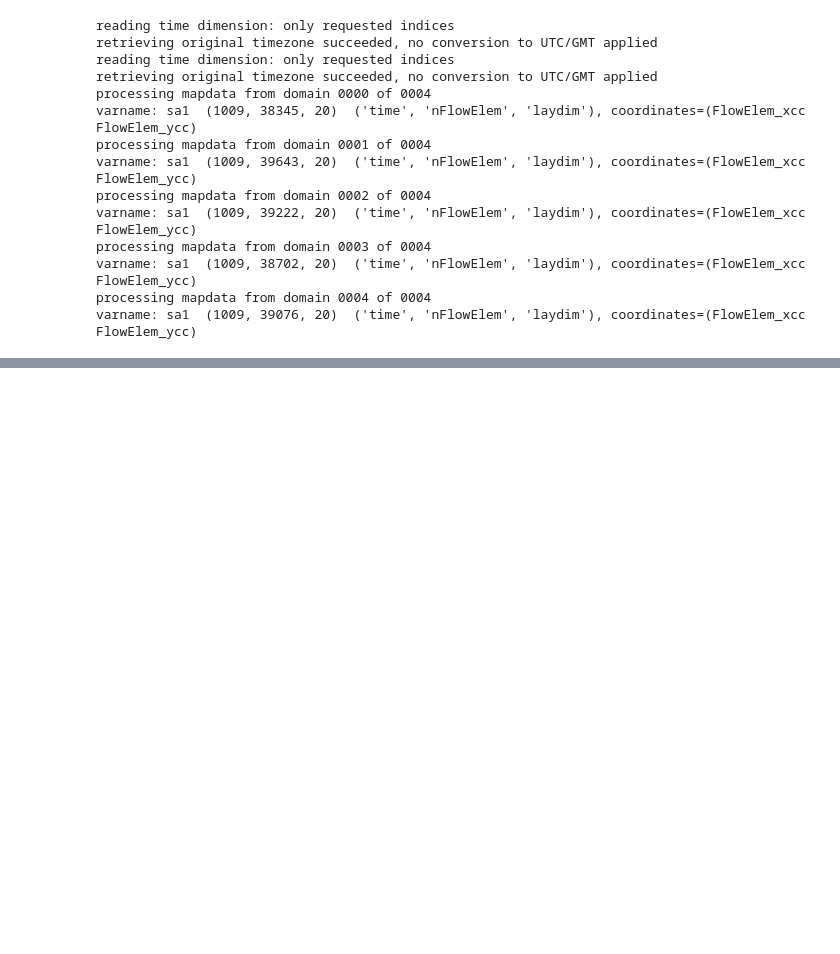
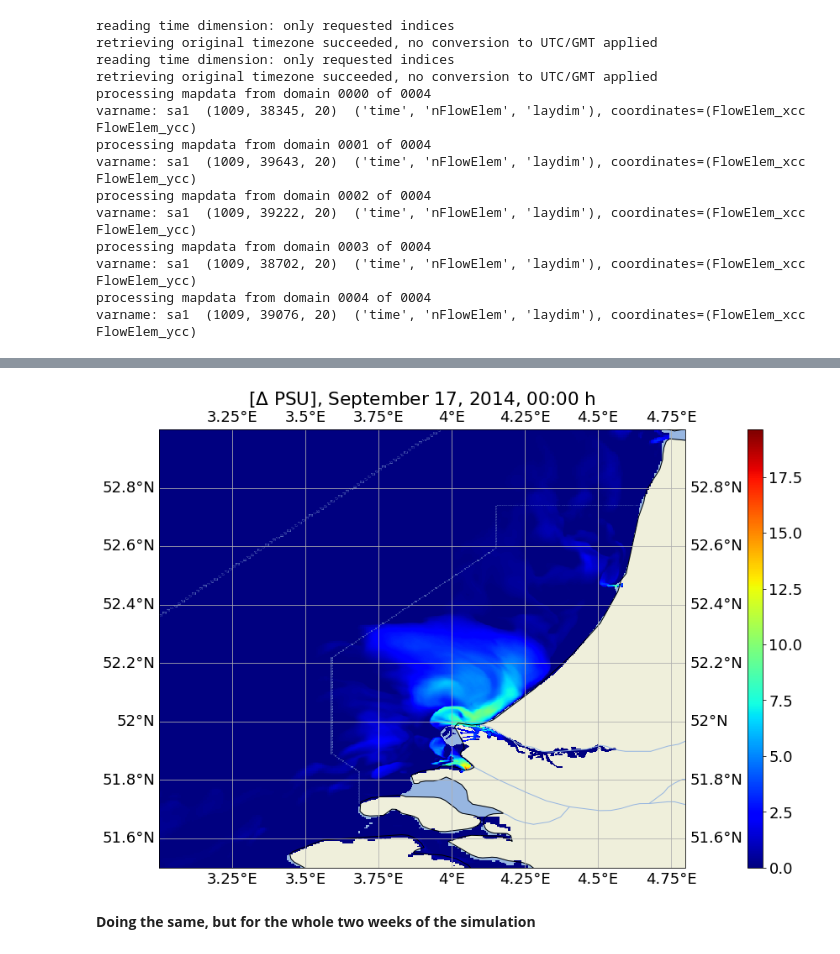
Before and after one commit to CasparJungbacker/BScThesis, a Jupyter notebook: plot_domain_properties.ipynb, the cells around one changed output, grey strips where cells are left out. Saved outputs shown, nothing was run; the diff lists cells and outputs as text; code cells hidden in the pictures; blank space fills up the shorter version.

```diff
--- a/plot_domain_properties.ipynb
+++ b/plot_domain_properties.ipynb
@@ -133,0 +142,3 @@ if save_plots:
+# %%
+sal_data_10m = get_ncmodeldata(file_nc=map_nc, varname='sa1', timestep=0, layer=10, multipart=True)
+sal_diff = sal_data_10m - sal_data
@@ -133,0 +160,19 @@ if save_plots:
+# %%
+fig, ax = get_map()
+pc = plot_netmapdata(ugrid.verts,
+                     values=sal_diff[0,:,0],
+                     ax=ax,
+                     cmap='jet',
+                     clim=(0, sal_diff[0,:,0].max()))
+ax.set_extent(ROFI_extent)
+cax = fig.add_axes([ax.get_position().x1+0.08,ax.get_position().y0,0.02,ax.get_position().height])
+plt.colorbar(pc, cax=cax)
+ax.set_title(f"[$\Delta$ PSU], {str(sal_data.var_times.dt.strftime('%B %d, %Y, %H:%M'))[5:30]} h")
+
+
+if save_plots:
+    plt.gcf().savefig("figs/diff_salinity_sept14.pdf", bbox_inches="tight")
+# %% [output]
+[figure, added]
+# %% [markdown]
+**Doing the same, but for the whole two weeks of the simulation**
```
Also changed, not shown: parts of 18 cells of this notebook.
